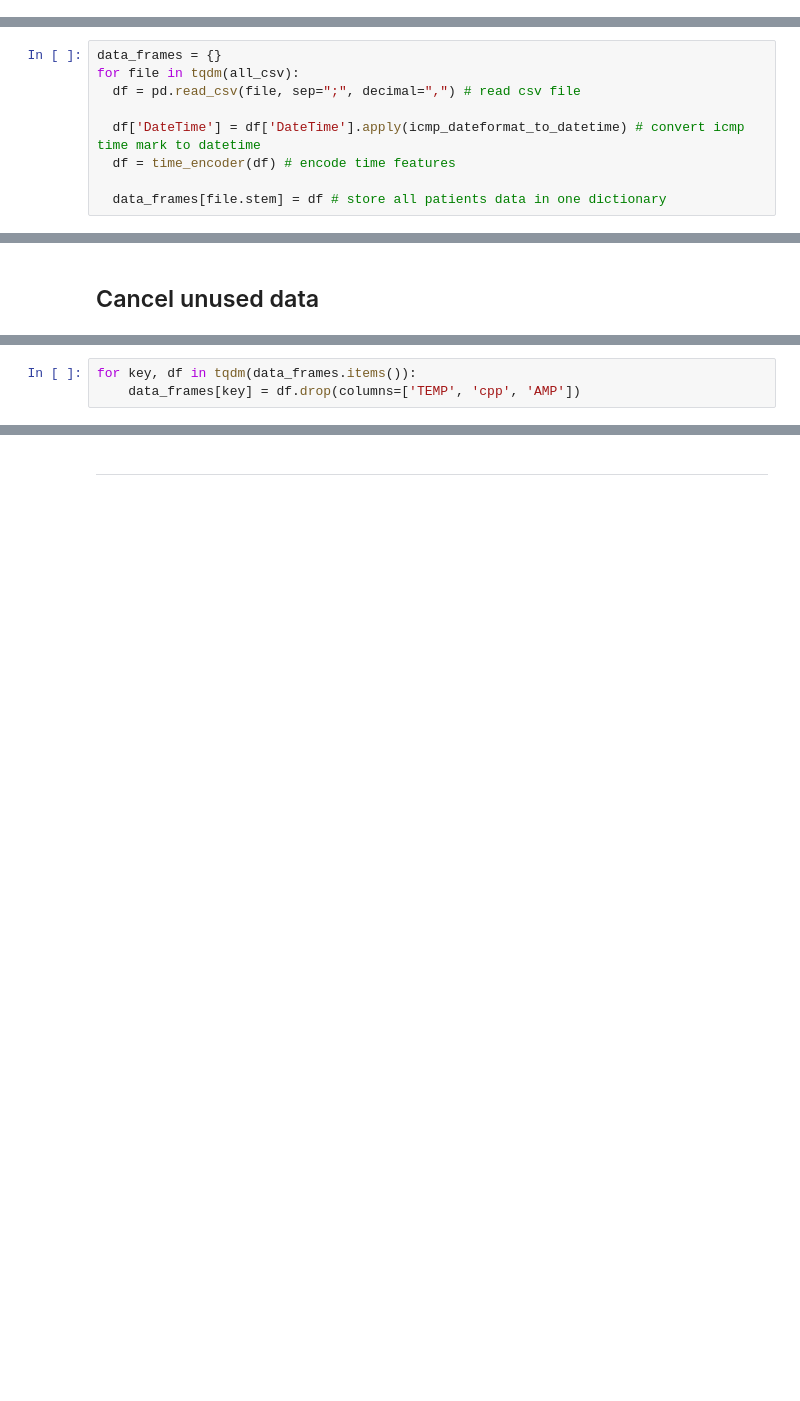
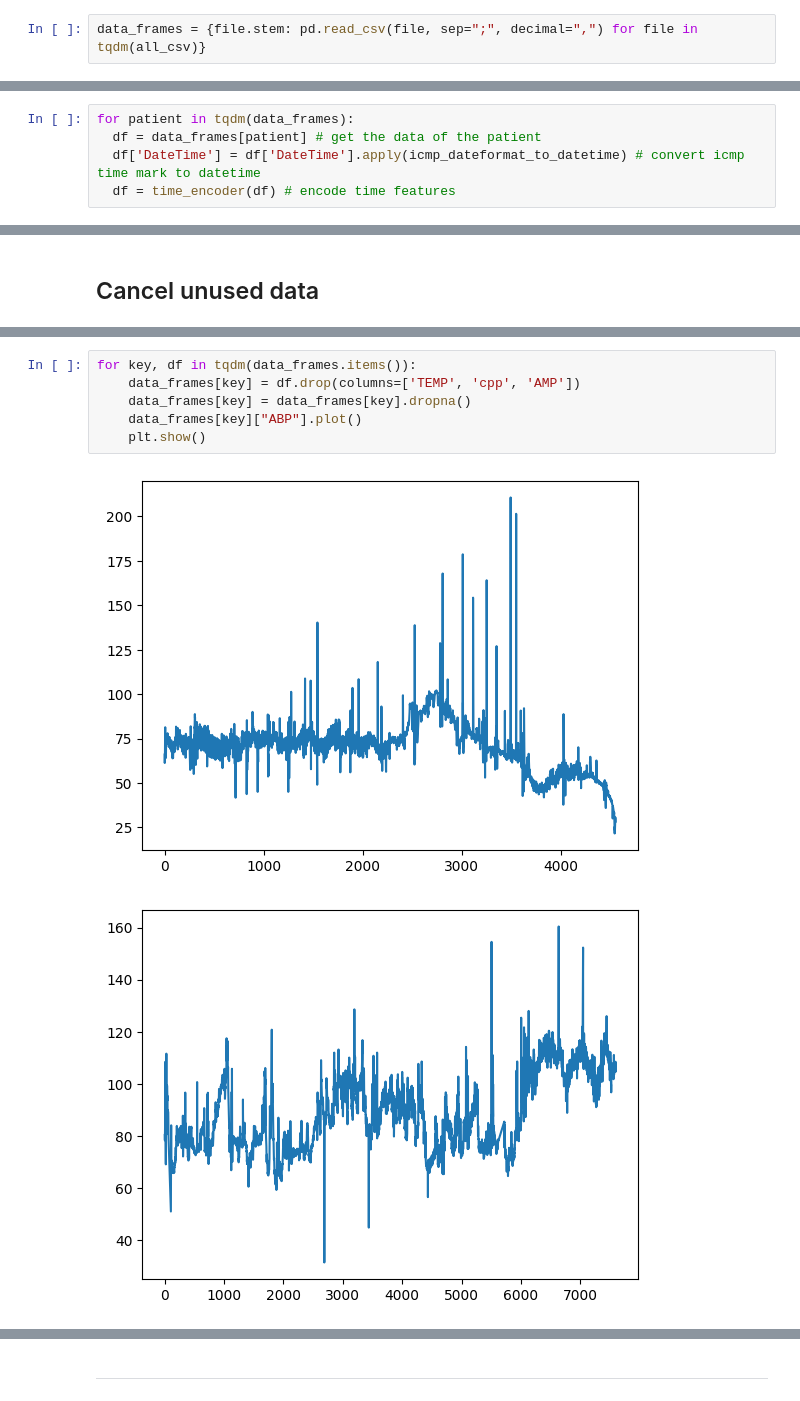
Before and after one commit to AUTOMATIC-BRAIN-ANS/GARCH-FIT, a Jupyter notebook: clean.ipynb, the cells around one changed output, grey strips where cells are left out. Cells and saved outputs as stored; diff of their text form; blank space fills up the shorter version.

```diff
--- a/signal_cleaner.ipynb
+++ b/clean.ipynb
@@ -16,6 +26,8 @@ import os
 # %%
 data_folder = Path("data") # Path to the data folder
 all_csv = list(data_folder.glob("*.csv")) # List of all the csv files in the data folder
+# %%
+data_frames = {file.stem: pd.read_csv(file, sep=";", decimal=",") for file in tqdm(all_csv)}
 # %% [markdown]
 ---
 # %% [markdown]
@@ -48,14 +63,10 @@ def time_encoder(df):
   df['time'] = pd.to_datetime(df['DateTime'])
   return df
 # %%
-data_frames = {}
-for file in tqdm(all_csv):
-  df = pd.read_csv(file, sep=";", decimal=",") # read csv file
-
+for patient in tqdm(data_frames):
+  df = data_frames[patient] # get the data of the patient
   df['DateTime'] = df['DateTime'].apply(icmp_dateformat_to_datetime) # convert icmp time mark to datetime
   df = time_encoder(df) # encode time features
-
-  data_frames[file.stem] = df # store all patients data in one dictionary
 # %% [markdown]
 ---
 # %% [markdown]
@@ -63,3 +78,9 @@ for file in tqdm(all_csv):
 # %%
 for key, df in tqdm(data_frames.items()):
     data_frames[key] = df.drop(columns=['TEMP', 'cpp', 'AMP'])
+    data_frames[key] = data_frames[key].dropna()
+    data_frames[key]["ABP"].plot()
+    plt.show()
+# %% [output]
+[figure, added]
+[figure, added]
```
Also changed, not shown: parts of 22 cells of this notebook.
